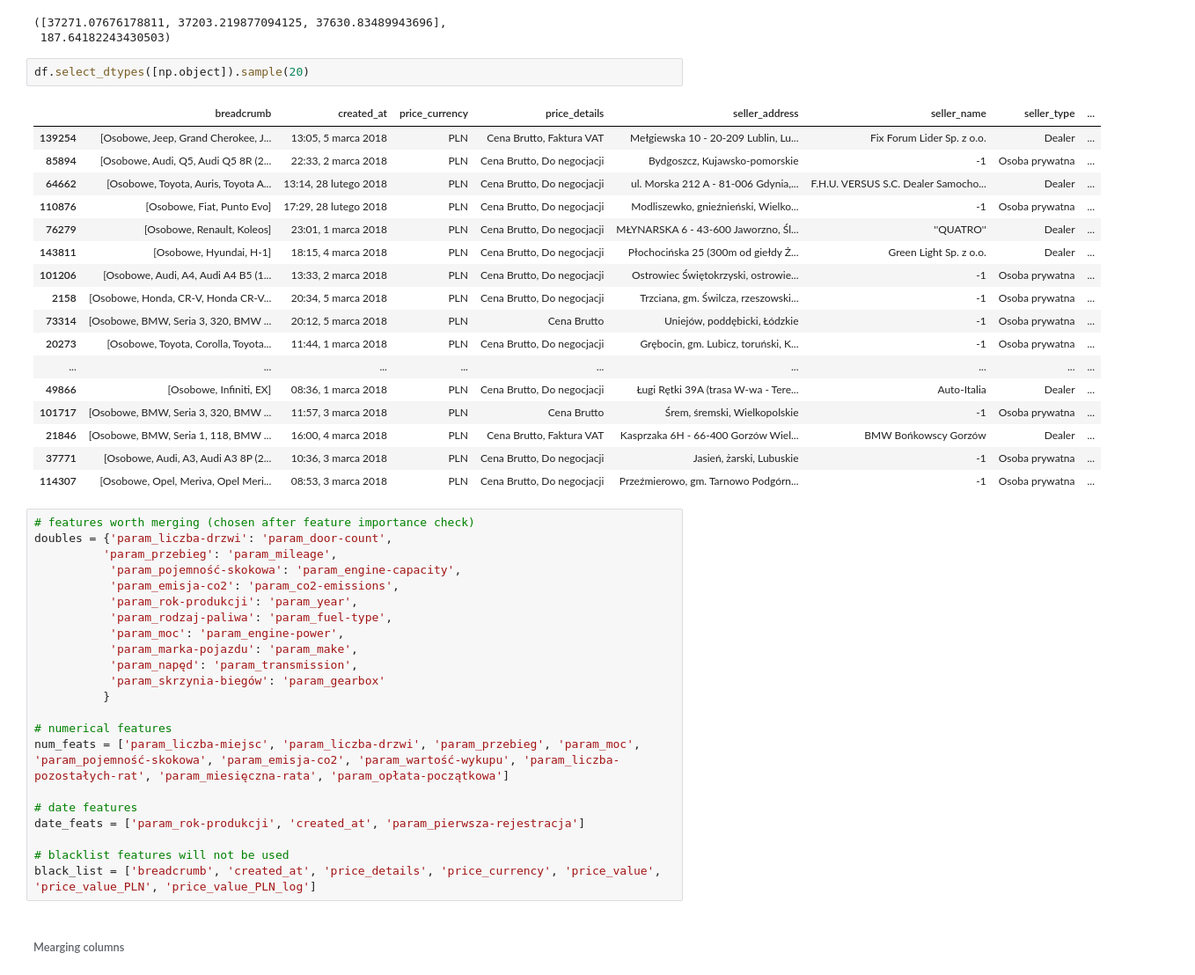
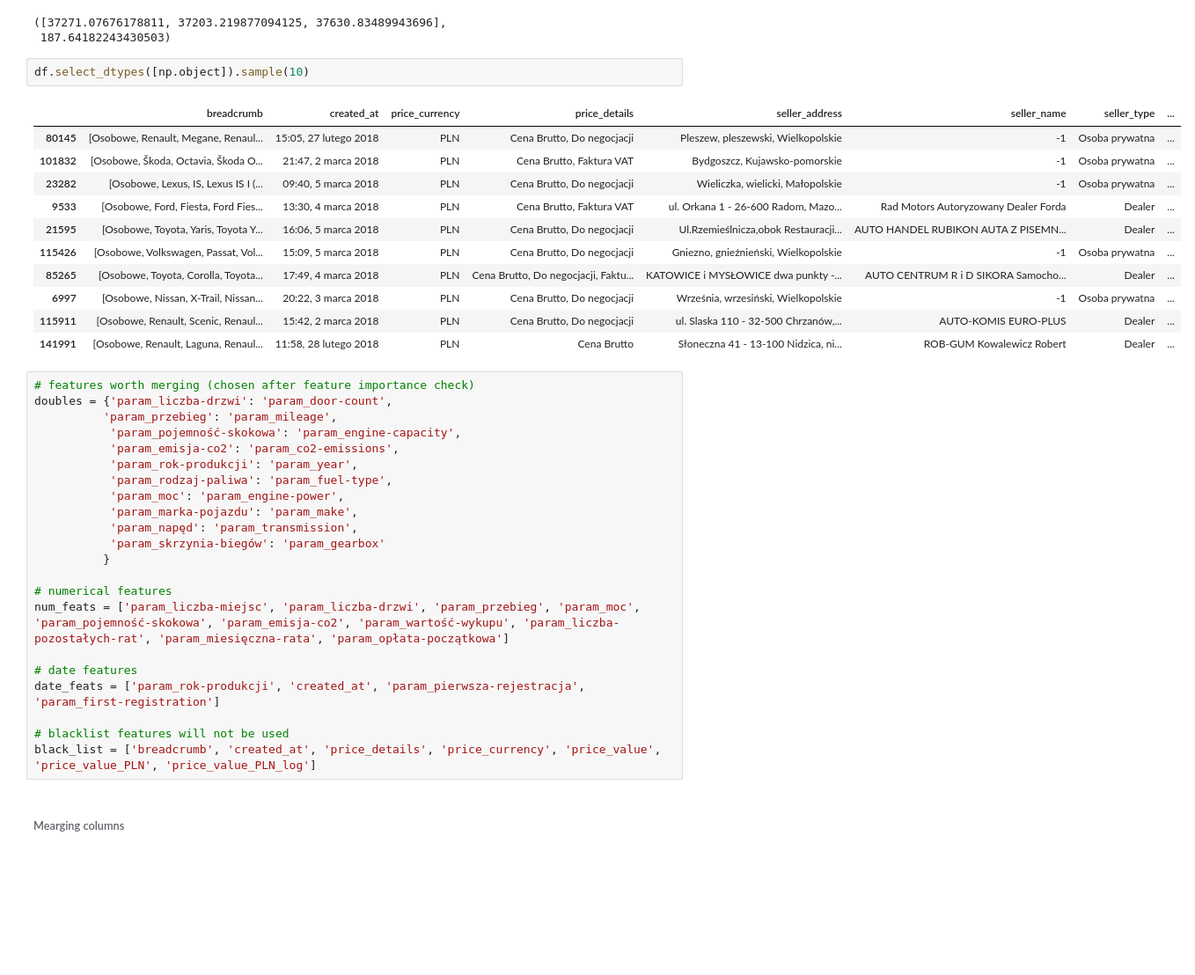
Before and after one commit to JakubStanczak/Car_price_predict, a Jupyter notebook: Car_price.ipynb, the cells around one changed output. Shown at 88% size. Drawn from its saved outputs; the diff is of its cells as text; blank space fills up the shorter version.

```diff
--- a/Car_price.ipynb
+++ b/Car_price.ipynb
@@ -159,25 +159,19 @@ get_X_y_and_cros_val(model, feats, log=True)
 ([37271.07676178811, 37203.219877094125, 37630.83489943696],
  187.64182243430503)
 # %%
-df.select_dtypes([np.object]).sample(20)
+df.select_dtypes([np.object]).sample(10)
 # %% [output]
 |  | breadcrumb | created_at | price_currency | price_details | seller_address | seller_name | seller_type | ... |
-| 139254 | [Osobowe, Jeep, Grand Cherokee, J... | 13:05, 5 marca 2018 | PLN | Cena Brutto, Faktura VAT | Mełgiewska 10 - 20-209 Lublin, Lu... | Fix Forum Lider Sp. z o.o. | Dealer | ... |
-| 85894 | [Osobowe, Audi, Q5, Audi Q5 8R (2... | 22:33, 2 marca 2018 | PLN | Cena Brutto, Do negocjacji | Bydgoszcz, Kujawsko-pomorskie | -1 | Osoba prywatna | ... |
-| 64662 | [Osobowe, Toyota, Auris, Toyota A... | 13:14, 28 lutego 2018 | PLN | Cena Brutto, Do negocjacji | ul. Morska 212 A - 81-006 Gdynia,... | F.H.U. VERSUS S.C. Dealer Samocho... | Dealer | ... |
-| 110876 | [Osobowe, Fiat, Punto Evo] | 17:29, 28 lutego 2018 | PLN | Cena Brutto, Do negocjacji | Modliszewko, gnieźnieński, Wielko... | -1 | Osoba prywatna | ... |
-| 76279 | [Osobowe, Renault, Koleos] | 23:01, 1 marca 2018 | PLN | Cena Brutto, Do negocjacji | MŁYNARSKA 6 - 43-600 Jaworzno, Śl... | ''QUATRO'' | Dealer | ... |
-| 143811 | [Osobowe, Hyundai, H-1] | 18:15, 4 marca 2018 | PLN | Cena Brutto, Do negocjacji | Płochocińska 25 (300m od giełdy Ż... | Green Light Sp. z o.o. | Dealer | ... |
-| 101206 | [Osobowe, Audi, A4, Audi A4 B5 (1... | 13:33, 2 marca 2018 | PLN | Cena Brutto, Do negocjacji | Ostrowiec Świętokrzyski, ostrowie... | -1 | Osoba prywatna | ... |
-| 2158 | [Osobowe, Honda, CR-V, Honda CR-V... | 20:34, 5 marca 2018 | PLN | Cena Brutto, Do negocjacji | Trzciana, gm. Świlcza, rzeszowski... | -1 | Osoba prywatna | ... |
-| 73314 | [Osobowe, BMW, Seria 3, 320, BMW ... | 20:12, 5 marca 2018 | PLN | Cena Brutto | Uniejów, poddębicki, Łódzkie | -1 | Osoba prywatna | ... |
-| 20273 | [Osobowe, Toyota, Corolla, Toyota... | 11:44, 1 marca 2018 | PLN | Cena Brutto, Do negocjacji | Grębocin, gm. Lubicz, toruński, K... | -1 | Osoba prywatna | ... |
-| ... | ... | ... | ... | ... | ... | ... | ... | ... |
-| 49866 | [Osobowe, Infiniti, EX] | 08:36, 1 marca 2018 | PLN | Cena Brutto, Do negocjacji | Ługi Rętki 39A (trasa W-wa - Tere... | Auto-Italia | Dealer | ... |
-| 101717 | [Osobowe, BMW, Seria 3, 320, BMW ... | 11:57, 3 marca 2018 | PLN | Cena Brutto | Śrem, śremski, Wielkopolskie | -1 | Osoba prywatna | ... |
-| 21846 | [Osobowe, BMW, Seria 1, 118, BMW ... | 16:00, 4 marca 2018 | PLN | Cena Brutto, Faktura VAT | Kasprzaka 6H - 66-400 Gorzów Wiel... | BMW Bońkowscy Gorzów | Dealer | ... |
-| 37771 | [Osobowe, Audi, A3, Audi A3 8P (2... | 10:36, 3 marca 2018 | PLN | Cena Brutto, Do negocjacji | Jasień, żarski, Lubuskie | -1 | Osoba prywatna | ... |
-| 114307 | [Osobowe, Opel, Meriva, Opel Meri... | 08:53, 3 marca 2018 | PLN | Cena Brutto, Do negocjacji | Przeźmierowo, gm. Tarnowo Podgórn... | -1 | Osoba prywatna | ... |
+| 80145 | [Osobowe, Renault, Megane, Renaul... | 15:05, 27 lutego 2018 | PLN | Cena Brutto, Do negocjacji | Pleszew, pleszewski, Wielkopolskie | -1 | Osoba prywatna | ... |
+| 101832 | [Osobowe, Škoda, Octavia, Škoda O... | 21:47, 2 marca 2018 | PLN | Cena Brutto, Faktura VAT | Bydgoszcz, Kujawsko-pomorskie | -1 | Osoba prywatna | ... |
+| 23282 | [Osobowe, Lexus, IS, Lexus IS I (... | 09:40, 5 marca 2018 | PLN | Cena Brutto, Do negocjacji | Wieliczka, wielicki, Małopolskie | -1 | Osoba prywatna | ... |
+| 9533 | [Osobowe, Ford, Fiesta, Ford Fies... | 13:30, 4 marca 2018 | PLN | Cena Brutto, Faktura VAT | ul. Orkana 1 - 26-600 Radom, Mazo... | Rad Motors Autoryzowany Dealer Forda | Dealer | ... |
+| 21595 | [Osobowe, Toyota, Yaris, Toyota Y... | 16:06, 5 marca 2018 | PLN | Cena Brutto, Do negocjacji | Ul.Rzemieślnicza,obok Restauracji... | AUTO HANDEL RUBIKON AUTA Z PISEMN... | Dealer | ... |
+| 115426 | [Osobowe, Volkswagen, Passat, Vol... | 15:09, 5 marca 2018 | PLN | Cena Brutto, Do negocjacji | Gniezno, gnieźnieński, Wielkopolskie | -1 | Osoba prywatna | ... |
+| 85265 | [Osobowe, Toyota, Corolla, Toyota... | 17:49, 4 marca 2018 | PLN | Cena Brutto, Do negocjacji, Faktu... | KATOWICE i MYSŁOWICE dwa punkty -... | AUTO CENTRUM R i D SIKORA Samocho... | Dealer | ... |
+| 6997 | [Osobowe, Nissan, X-Trail, Nissan... | 20:22, 3 marca 2018 | PLN | Cena Brutto, Do negocjacji | Września, wrzesiński, Wielkopolskie | -1 | Osoba prywatna | ... |
+| 115911 | [Osobowe, Renault, Scenic, Renaul... | 15:42, 2 marca 2018 | PLN | Cena Brutto, Do negocjacji | ul. Slaska 110 - 32-500 Chrzanów,... | AUTO-KOMIS EURO-PLUS | Dealer | ... |
+| 141991 | [Osobowe, Renault, Laguna, Renaul... | 11:58, 28 lutego 2018 | PLN | Cena Brutto | Słoneczna 41 - 13-100 Nidzica, ni... | ROB-GUM Kowalewicz Robert | Dealer | ... |
 # %%
 # features worth merging (chosen after feature importance check)
 doubles = {'param_liczba-drzwi': 'param_door-count',
@@ -196,7 +190,7 @@ doubles = {'param_liczba-drzwi': 'param_door-count',
 num_feats = ['param_liczba-miejsc', 'param_liczba-drzwi', 'param_przebieg', 'param_moc', 'param_pojemność-skokowa', 'param_emisja-co2', 'param_wartość-wykupu', 'param_liczba-pozostałych-rat', 'param_miesięczna-rata', 'param_opłata-początkowa']
 
 # date features
-date_feats = ['param_rok-produkcji', 'created_at', 'param_pierwsza-rejestracja']
+date_feats = ['param_rok-produkcji', 'created_at', 'param_pierwsza-rejestracja', 'param_first-registration']
 
 # blacklist features will not be used
 black_list = ['breadcrumb', 'created_at', 'price_details', 'price_currency', 'price_value', 'price_value_PLN', 'price_value_PLN_log']
```
Also changed, not shown: parts of 36 cells of this notebook.
